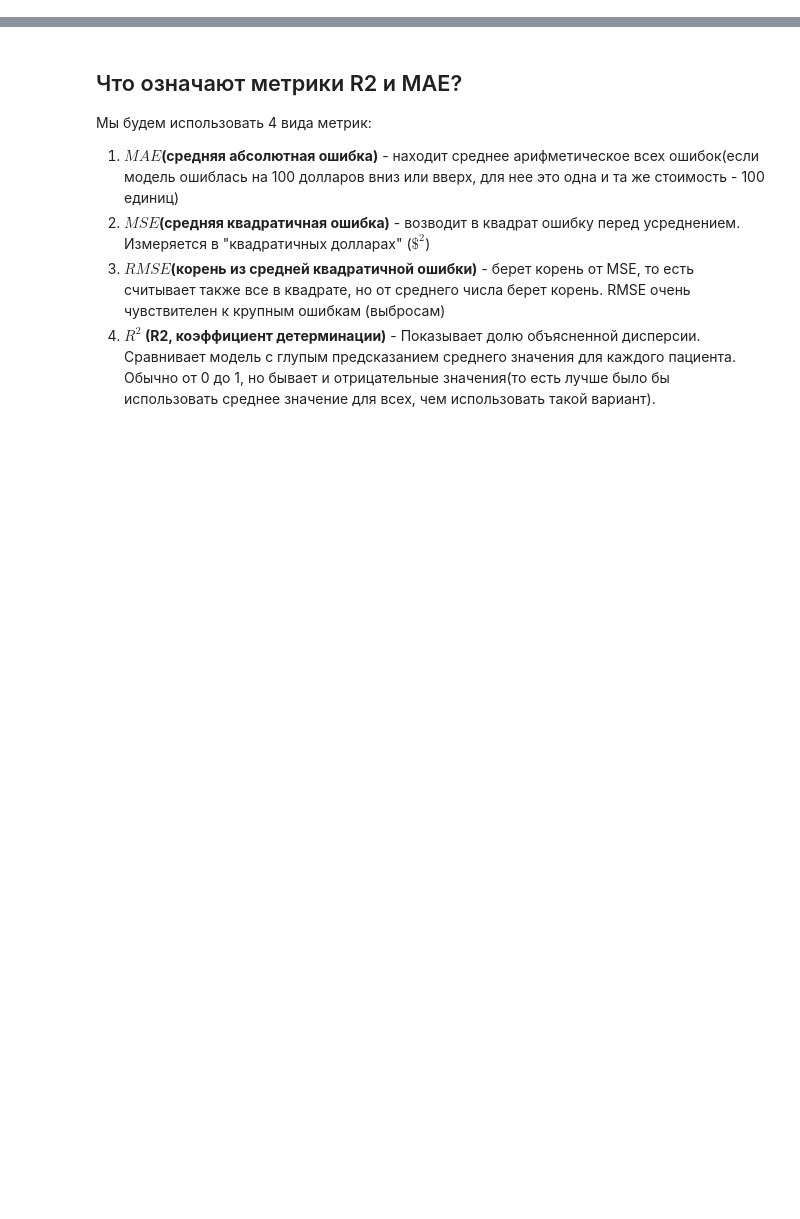
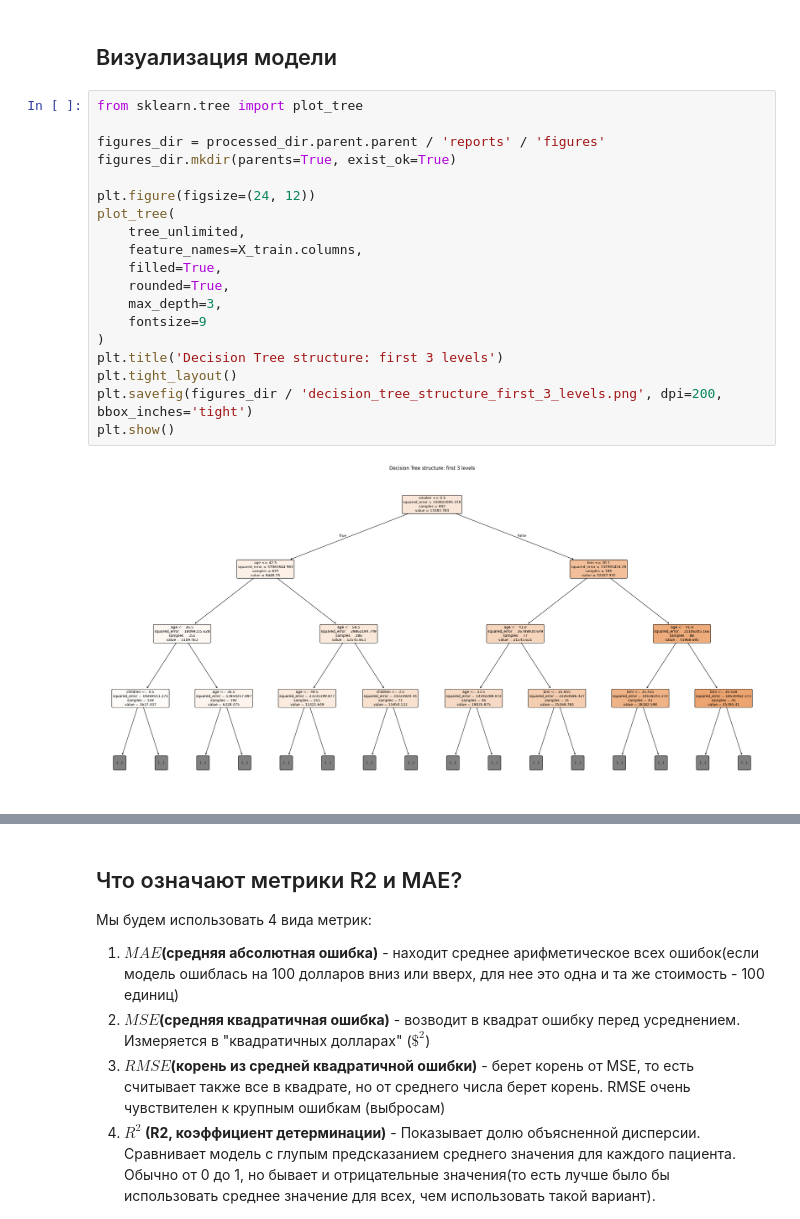
Before and after one commit to elena-kornaeva/Practice_DecisionTreeRegressor, a Jupyter notebook: notebooks/02_Baseline_Models.ipynb, the cells around one changed output, grey strips where cells are left out. Cells and saved outputs as stored; diff of their text form; blank space fills up the shorter version.

Commit message:
доработка базовой модели
оптимизировал модель, подобрав лучшие гиперпараметры для нее на валидационной части. Также добавил отчет в пдф

```diff
--- a/notebooks/02_Baseline_Models.ipynb
+++ b/notebooks/02_Baseline_Models.ipynb
@@ -87,3 +87,26 @@ R2: 0.7030 | MAE: $3262.99 | RMSE: $6750.74
+# %% [markdown]
+## Визуализация модели
+# %%
+from sklearn.tree import plot_tree
+
+figures_dir = processed_dir.parent.parent / 'reports' / 'figures'
+figures_dir.mkdir(parents=True, exist_ok=True)
+
+plt.figure(figsize=(24, 12))
+plot_tree(
+    tree_unlimited,
+    feature_names=X_train.columns,
+    filled=True,
+    rounded=True,
+    max_depth=3,
+    fontsize=9
+)
+plt.title('Decision Tree structure: first 3 levels')
+plt.tight_layout()
+plt.savefig(figures_dir / 'decision_tree_structure_first_3_levels.png', dpi=200, bbox_inches='tight')
+plt.show()
+# %% [output]
+[figure, added]
 # %%
 #График остатков для жадного дерева на валидации
 residuals_unlimited = y_val - y_val_pred
```
Also changed, not shown: parts of 15 cells of this notebook, 9 other files.
